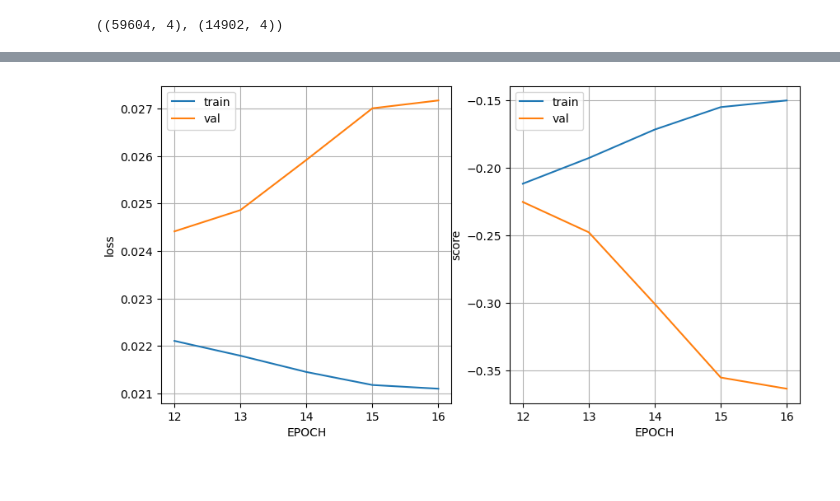
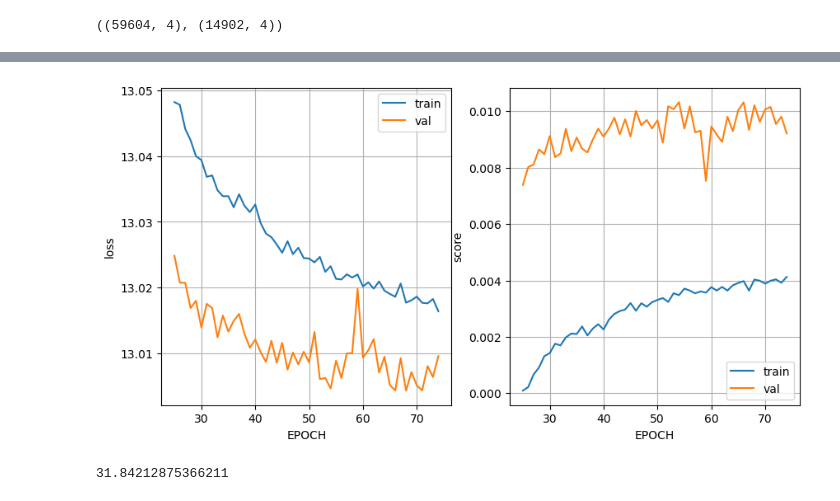
Before and after one commit to angelless00/KDT, a Jupyter notebook: 프로젝트/1024 배달현황/delivery.ipynb, the cells around one changed output, grey strips where cells are left out. Cells and saved outputs as stored; diff of their text form; code cells hidden in the pictures.

```diff
--- a/프로젝트/1024 배달현황/delivery.ipynb
+++ b/프로젝트/1024 배달현황/delivery.ipynb
@@ -105,8 +108,8 @@ deliDF
 74506 rows × 8 columns
 # %%
-deliDF['한식']=deliDF['한식']/deliDF['총배달건수']
-deliDF['글로벌']=deliDF['글로벌']/deliDF['총배달건수']
-deliDF['패스트푸드']=deliDF['패스트푸드']/deliDF['총배달건수']
+deliDF['한식']=deliDF['한식']/deliDF['총배달건수']*100
+deliDF['글로벌']=deliDF['글로벌']/deliDF['총배달건수']*100
+deliDF['패스트푸드']=deliDF['패스트푸드']/deliDF['총배달건수']*100
 # %%
 deliDF
 # %% [output]
@@ -147,7 +151,7 @@ testDS=utils.MyDataSet(X_test,y_test)
 # %%
 from torch.utils.data import DataLoader
 
-trainDL=DataLoader(trainDS,batch_size=32)
-testDL=DataLoader(testDS,batch_size=32)
+trainDL=DataLoader(trainDS,batch_size=256)
+testDL=DataLoader(testDS,batch_size=len(testDS))
 # %%
 import torch.optim as optim
@@ -155,12 +159,13 @@ from torchmetrics.regression import R2Score, MeanSquaredError
 import torch.optim.lr_scheduler as lr_scheduler
 # %%
-
-model=utils.DynamicsModel(4,1,[256,512])
+#model=utils.SentenceClassifier(100,2,1,dropout=0)
+model=utils.DynamicsModel(4,1,[128])
 optimizer=optim.Adam(model.parameters(),lr=0.001)
 
-regLoss=MeanSquaredError()
+import torch.nn as nn
+regLoss=nn.L1Loss()
 r2score=R2Score()
-scheduler=lr_scheduler.ReduceLROnPlateau(optimizer,patience=10,factor=0.7,mode='min')
+scheduler=lr_scheduler.ReduceLROnPlateau(optimizer,patience=20,factor=0.5,mode='min')
 # %%
 EPOCH=1000
 TV=utils.Train_val(trainDL,testDL,model,optimizer,regLoss,r2score)
@@ -168,5 +191,11 @@ his=TV.train(EPOCH,scheduler,1)
 # %%
 PH=utils.Plot_History(his)
-PH.draw(5)
+PH.draw(50)
 # %% [output]
-[figure, old version]
+[figure, new version]
+# %%
+import torch
+model=torch.load('PROWEB/models/best_model1.pth',weights_only=False)
+model(torch.FloatTensor([3,4,6,2])).item()
+# %% [output]
+31.84212875366211
```
Also changed, not shown: parts of 7 cells of this notebook, 22 other files.
